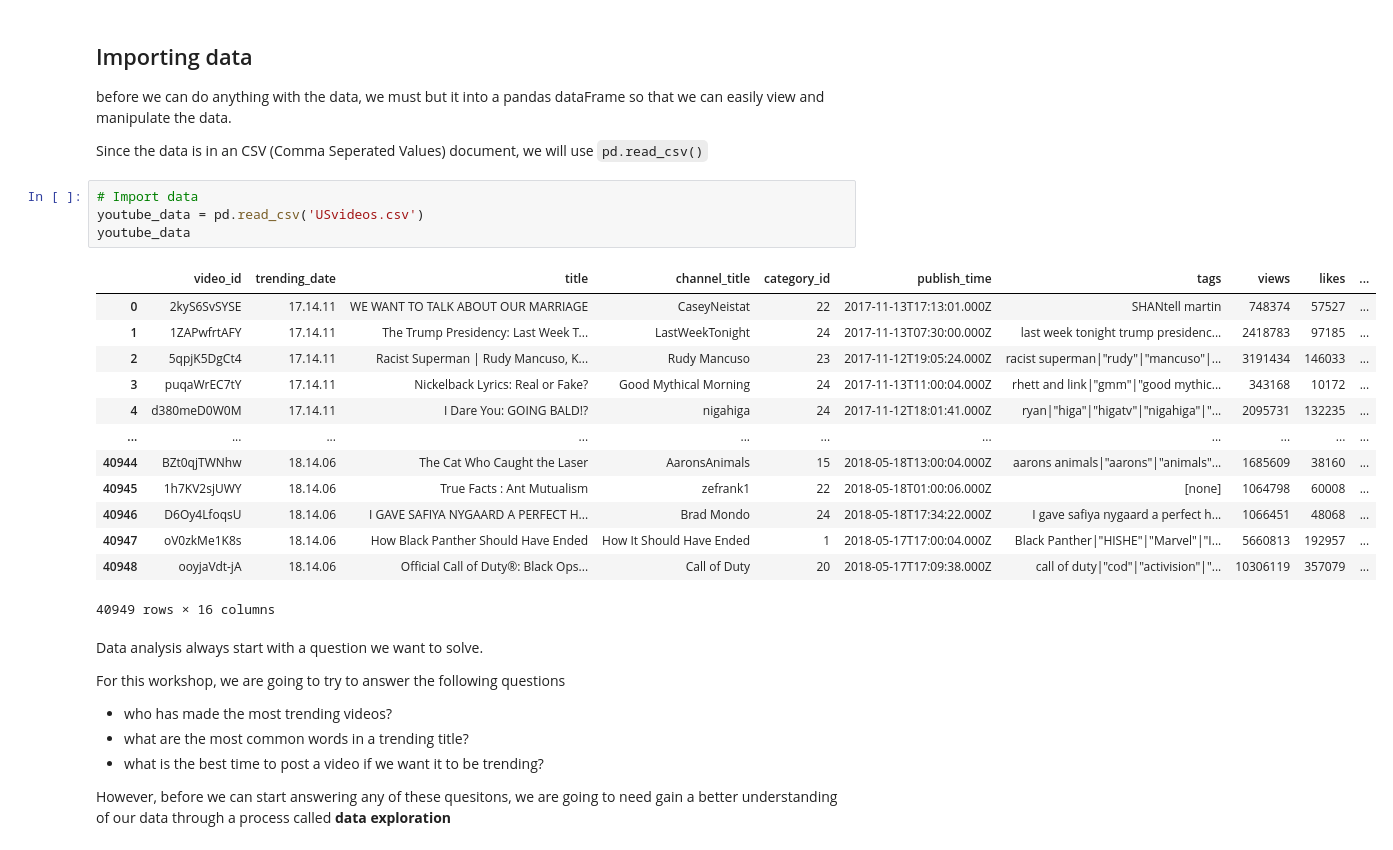
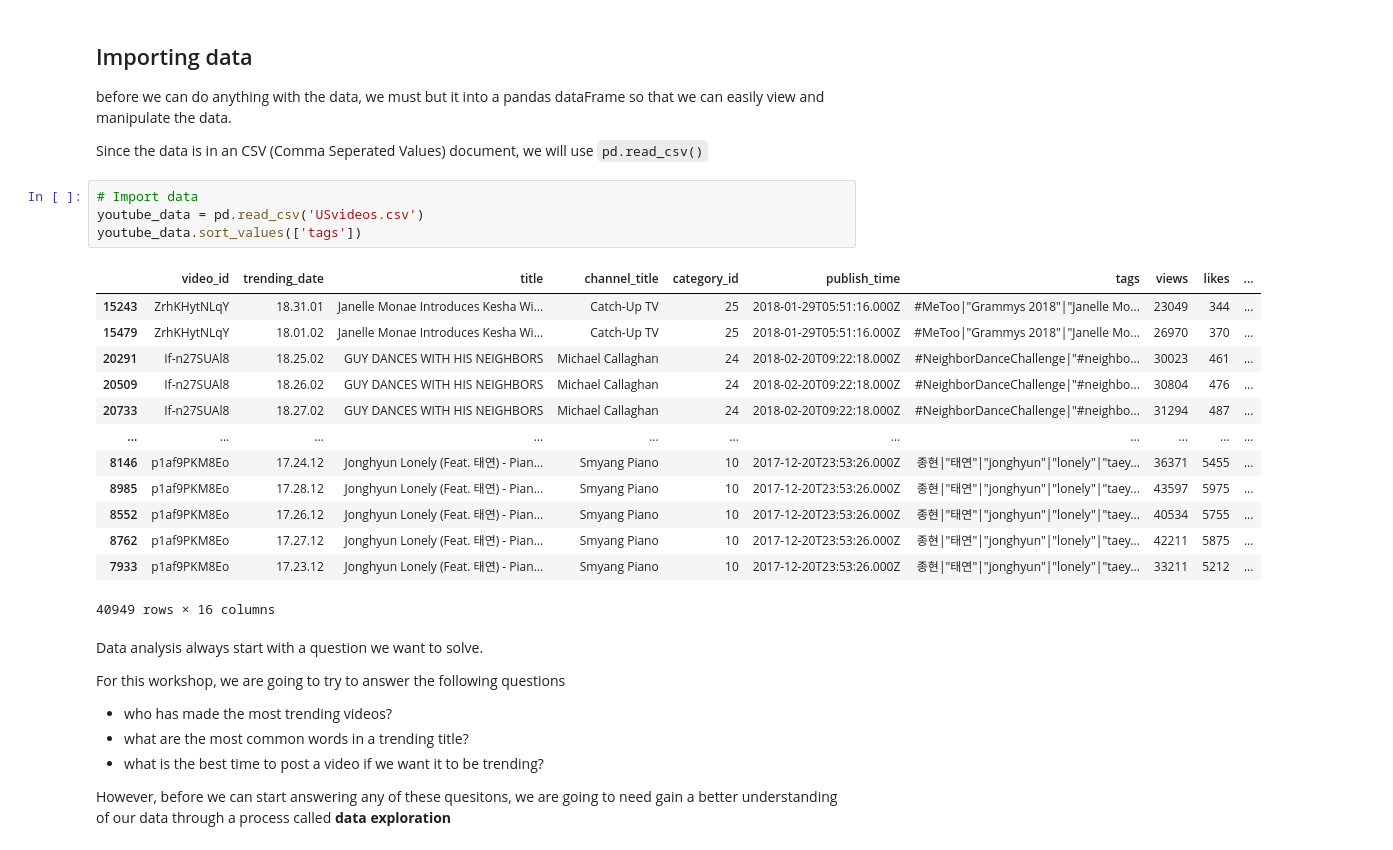
Before and after one commit to Wacboss1/khlabs-intro-to-data-analysis, a Jupyter notebook: intro-to-data-analysis.ipynb, the cells around one changed output. Drawn from its saved outputs; the diff is of its cells as text.

Commit message:
Finished code for last question

```diff
--- a/intro-to-data-analysis.ipynb
+++ b/intro-to-data-analysis.ipynb
@@ -34,20 +36,20 @@ Since the data is in an CSV (Comma Seperated Values) document, we will use `pd.r
 # %%
 # Import data
 youtube_data = pd.read_csv('USvideos.csv')
-youtube_data
+youtube_data.sort_values(['tags'])
 # %% [output]
 |  | video_id | trending_date | title | channel_title | category_id | publish_time | tags | views | likes | ... |
-| 0 | 2kyS6SvSYSE | 17.14.11 | WE WANT TO TALK ABOUT OUR MARRIAGE | CaseyNeistat | 22 | 2017-11-13T17:13:01.000Z | SHANtell martin | 748374 | 57527 | ... |
-| 1 | 1ZAPwfrtAFY | 17.14.11 | The Trump Presidency: Last Week T... | LastWeekTonight | 24 | 2017-11-13T07:30:00.000Z | last week tonight trump presidenc... | 2418783 | 97185 | ... |
-| 2 | 5qpjK5DgCt4 | 17.14.11 | Racist Superman | Rudy Mancuso, K... | Rudy Mancuso | 23 | 2017-11-12T19:05:24.000Z | racist superman|"rudy"|"mancuso"|... | 3191434 | 146033 | ... |
-| 3 | puqaWrEC7tY | 17.14.11 | Nickelback Lyrics: Real or Fake? | Good Mythical Morning | 24 | 2017-11-13T11:00:04.000Z | rhett and link|"gmm"|"good mythic... | 343168 | 10172 | ... |
-| 4 | d380meD0W0M | 17.14.11 | I Dare You: GOING BALD!? | nigahiga | 24 | 2017-11-12T18:01:41.000Z | ryan|"higa"|"higatv"|"nigahiga"|"... | 2095731 | 132235 | ... |
+| 15243 | ZrhKHytNLqY | 18.31.01 | Janelle Monae Introduces Kesha Wi... | Catch-Up TV | 25 | 2018-01-29T05:51:16.000Z | #MeToo|"Grammys 2018"|"Janelle Mo... | 23049 | 344 | ... |
+| 15479 | ZrhKHytNLqY | 18.01.02 | Janelle Monae Introduces Kesha Wi... | Catch-Up TV | 25 | 2018-01-29T05:51:16.000Z | #MeToo|"Grammys 2018"|"Janelle Mo... | 26970 | 370 | ... |
+| 20291 | If-n27SUAl8 | 18.25.02 | GUY DANCES WITH HIS NEIGHBORS | Michael Callaghan | 24 | 2018-02-20T09:22:18.000Z | #NeighborDanceChallenge|"#neighbo... | 30023 | 461 | ... |
+| 20509 | If-n27SUAl8 | 18.26.02 | GUY DANCES WITH HIS NEIGHBORS | Michael Callaghan | 24 | 2018-02-20T09:22:18.000Z | #NeighborDanceChallenge|"#neighbo... | 30804 | 476 | ... |
+| 20733 | If-n27SUAl8 | 18.27.02 | GUY DANCES WITH HIS NEIGHBORS | Michael Callaghan | 24 | 2018-02-20T09:22:18.000Z | #NeighborDanceChallenge|"#neighbo... | 31294 | 487 | ... |
 | ... | ... | ... | ... | ... | ... | ... | ... | ... | ... | ... |
-| 40944 | BZt0qjTWNhw | 18.14.06 | The Cat Who Caught the Laser | AaronsAnimals | 15 | 2018-05-18T13:00:04.000Z | aarons animals|"aarons"|"animals"... | 1685609 | 38160 | ... |
-| 40945 | 1h7KV2sjUWY | 18.14.06 | True Facts : Ant Mutualism | zefrank1 | 22 | 2018-05-18T01:00:06.000Z | [none] | 1064798 | 60008 | ... |
-| 40946 | D6Oy4LfoqsU | 18.14.06 | I GAVE SAFIYA NYGAARD A PERFECT H... | Brad Mondo | 24 | 2018-05-18T17:34:22.000Z | I gave safiya nygaard a perfect h... | 1066451 | 48068 | ... |
-| 40947 | oV0zkMe1K8s | 18.14.06 | How Black Panther Should Have Ended | How It Should Have Ended | 1 | 2018-05-17T17:00:04.000Z | Black Panther|"HISHE"|"Marvel"|"I... | 5660813 | 192957 | ... |
-| 40948 | ooyjaVdt-jA | 18.14.06 | Official Call of Duty®: Black Ops... | Call of Duty | 20 | 2018-05-17T17:09:38.000Z | call of duty|"cod"|"activision"|"... | 10306119 | 357079 | ... |
+| 8146 | p1af9PKM8Eo | 17.24.12 | Jonghyun Lonely (Feat. 태연) - Pian... | Smyang Piano | 10 | 2017-12-20T23:53:26.000Z | 종현|"태연"|"jonghyun"|"lonely"|"taey... | 36371 | 5455 | ... |
+| 8985 | p1af9PKM8Eo | 17.28.12 | Jonghyun Lonely (Feat. 태연) - Pian... | Smyang Piano | 10 | 2017-12-20T23:53:26.000Z | 종현|"태연"|"jonghyun"|"lonely"|"taey... | 43597 | 5975 | ... |
+| 8552 | p1af9PKM8Eo | 17.26.12 | Jonghyun Lonely (Feat. 태연) - Pian... | Smyang Piano | 10 | 2017-12-20T23:53:26.000Z | 종현|"태연"|"jonghyun"|"lonely"|"taey... | 40534 | 5755 | ... |
+| 8762 | p1af9PKM8Eo | 17.27.12 | Jonghyun Lonely (Feat. 태연) - Pian... | Smyang Piano | 10 | 2017-12-20T23:53:26.000Z | 종현|"태연"|"jonghyun"|"lonely"|"taey... | 42211 | 5875 | ... |
+| 7933 | p1af9PKM8Eo | 17.23.12 | Jonghyun Lonely (Feat. 태연) - Pian... | Smyang Piano | 10 | 2017-12-20T23:53:26.000Z | 종현|"태연"|"jonghyun"|"lonely"|"taey... | 33211 | 5212 | ... |
 40949 rows × 16 columns
 # %% [markdown]
 Data analysis always start with a question we want to solve.
```
Also changed, not shown: parts of 17 cells of this notebook.
